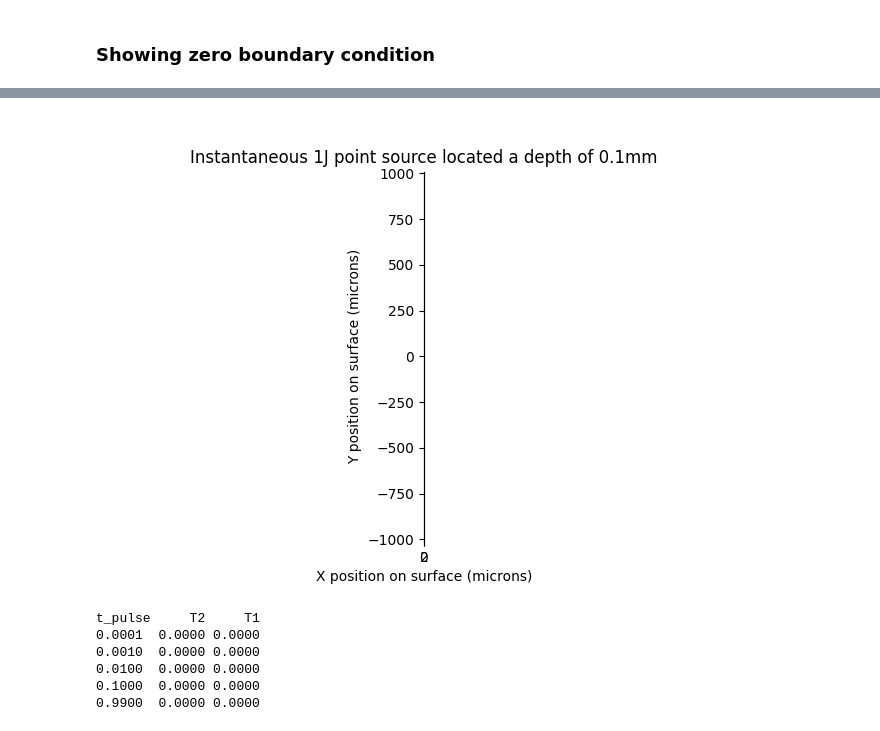
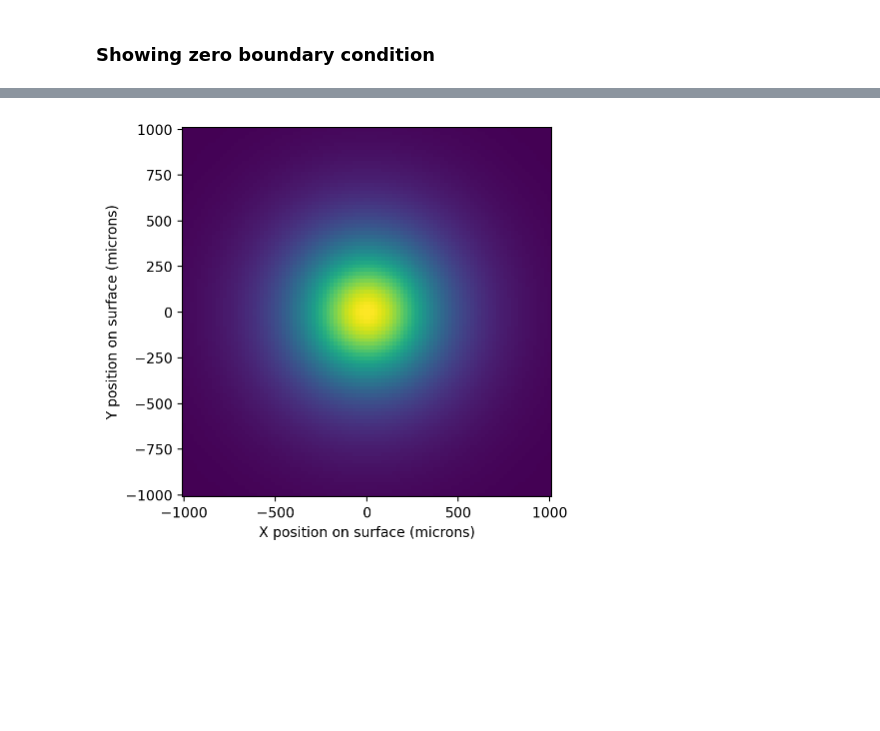
Before and after one commit to scottprahl/grheat, a Jupyter notebook: docs/point_source.ipynb, the cells around one changed output, grey strips where cells are left out. Saved outputs shown, nothing was run; the diff lists cells and outputs as text; code cells hidden in the pictures; blank space fills up the shorter version.

```diff
--- a/docs/point_source.ipynb
+++ b/docs/point_source.ipynb
@@ -130,35 +179,21 @@ HTML(ani.to_jshtml())
 # %%
-xp, yp, zp = 0, 0, 0.0001      # meters
+tp = 0                       # seconds impulse time
+t = 1.1                      # seconds
+t_pulse = 1                  # seconds
 
-point = grheat.Point(xp, yp, zp, boundary='adiabatic')
-t_pulse = 1
-t = 1.1
-arr = np.linspace(-1,1,100) * 0.001
-X, Y = np.meshgrid(arr, arr)
+xp, yp, zp = 0, 0, 0.0001           # meters
+
+arr = np.linspace(-1,1,100) * 0.001 # meters
+X, Y = np.meshgrid(arr, arr)        # meters
+z = np.linspace(0,0.002,100)        # meters
+
+point = grheat.Point(xp, yp, zp, tp, boundary='adiabatic')
+
 T = point.pulsed(X, Y, 0, t, t_pulse)
 plt.pcolormesh(X*1e6, Y*1e6, T)
 plt.xlabel("X position on surface (microns)")
 plt.ylabel("Y position on surface (microns)")
 plt.gca().set_aspect(1)
 plt.show()
 # %% [output]
-[figure, old version]
+[figure, new version]
-# %%
-tp = 0.1
-
-xp, yp, zp = 0, 0, 0
-x, y, z = 0.001, 0.001, 0.001
-point = grheat.Point(xp, yp, zp)
-
-print("t_pulse     T2     T1")
-for t_pulse in [0.0001, 0.001, 0.01, 0.1, 0.99]:
-    T1 = point.instantaneous(x, y, z, tp, t_pulse)
-    T2 = point.pulsed(x, y, z, tp, t_pulse)
-    print("%.4f  %.4f %.4f" %(t_pulse, T2, T1))
-# %% [output]
-t_pulse     T2     T1
-0.0001  0.0000 0.0000
-0.0010  0.0000 0.0000
-0.0100  0.0000 0.0000
-0.1000  0.0000 0.0000
-0.9900  0.0000 0.0000
```
Also changed, not shown: parts of 9 cells of this notebook, 5 other files.
